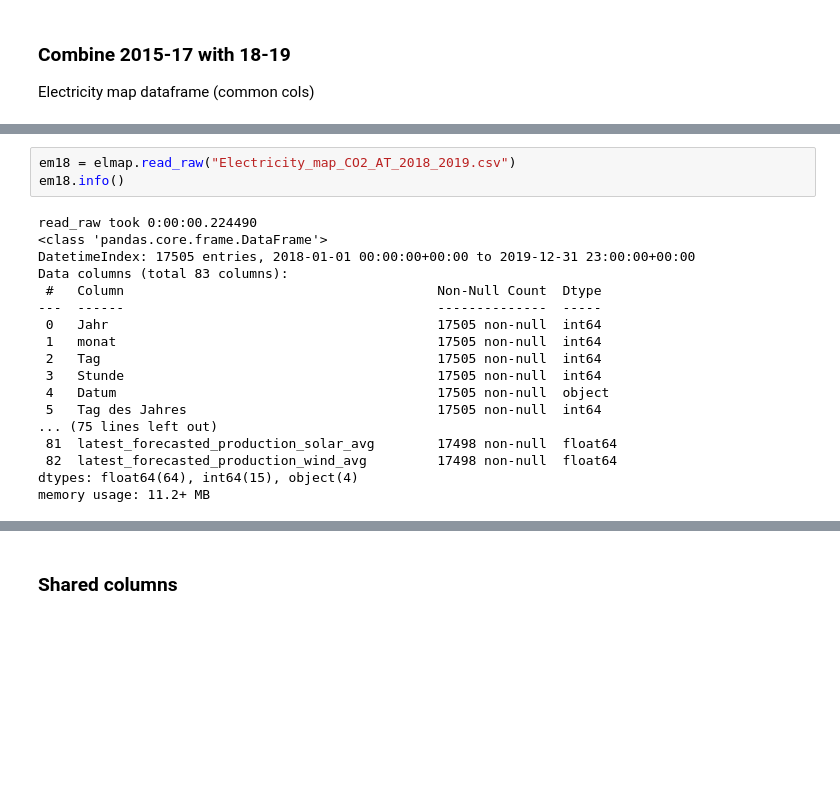
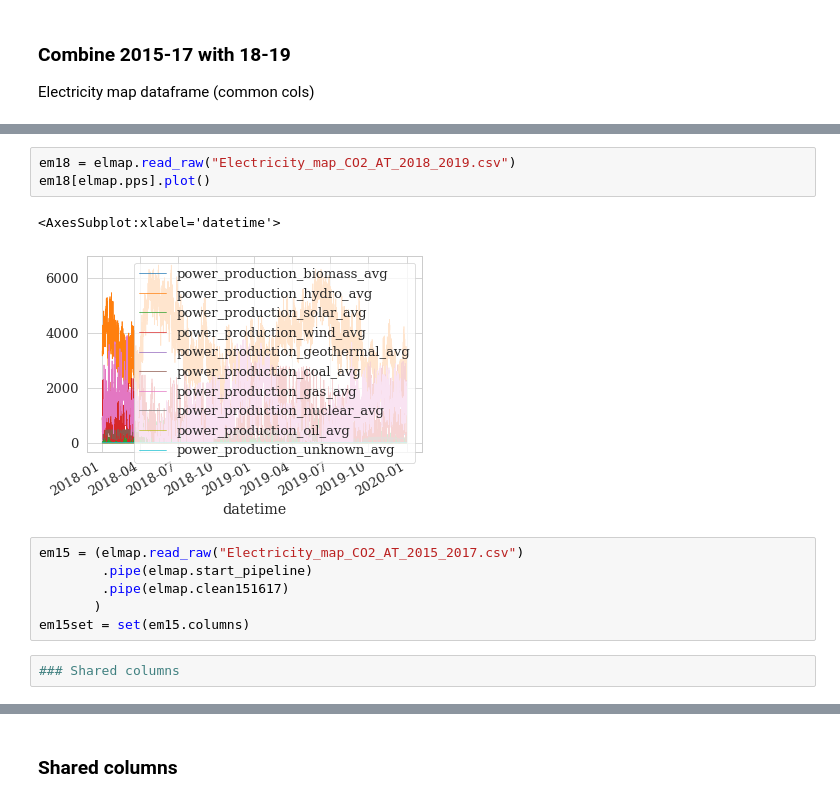
Before and after one commit to simonschaluppe/FLUCCOplus, a Jupyter notebook: notebooks/4.1.0_Electricity_Map_data_preparation.ipynb, the cells around one changed output, grey strips where cells are left out. Saved outputs shown, nothing was run; the diff lists cells and outputs as text; blank space fills up the shorter version.

```diff
--- a/notebooks/4.1.0_Electricity_Map_data_preparation.ipynb
+++ b/notebooks/4.1.0_Electricity_Map_data_preparation.ipynb
@@ -43,24 +59,17 @@ start_pipeline took 0:00:00.003983 for 17505 rows, 83 columns in df
 # %%
 em18 = elmap.read_raw("Electricity_map_CO2_AT_2018_2019.csv")
-em18.info()
+em18[elmap.pps].plot()
 # %% [output]
-read_raw took 0:00:00.224490
-<class 'pandas.core.frame.DataFrame'>
-DatetimeIndex: 17505 entries, 2018-01-01 00:00:00+00:00 to 2019-12-31 23:00:00+00:00
-Data columns (total 83 columns):
- #   Column                                        Non-Null Count  Dtype
----  ------                                        --------------  -----
- 0   Jahr                                          17505 non-null  int64
- 1   monat                                         17505 non-null  int64
- 2   Tag                                           17505 non-null  int64
- 3   Stunde                                        17505 non-null  int64
- 4   Datum                                         17505 non-null  object
- 5   Tag des Jahres                                17505 non-null  int64
-... (75 lines left out)
- 81  latest_forecasted_production_solar_avg        17498 non-null  float64
- 82  latest_forecasted_production_wind_avg         17498 non-null  float64
-dtypes: float64(64), int64(15), object(4)
-memory usage: 11.2+ MB
+<AxesSubplot:xlabel='datetime'>
+[figure, added]
+# %%
+em15 = (elmap.read_raw("Electricity_map_CO2_AT_2015_2017.csv")
+        .pipe(elmap.start_pipeline)
+        .pipe(elmap.clean151617)
+       )
+em15set = set(em15.columns)
+# %%
+### Shared columns
 # %%
 em15 = (elmap.read_raw("Electricity_map_CO2_AT_2015_2017.csv")
         .pipe(elmap.start_pipeline)
```
Also changed, not shown: parts of 10 cells of this notebook, 1 other file.
